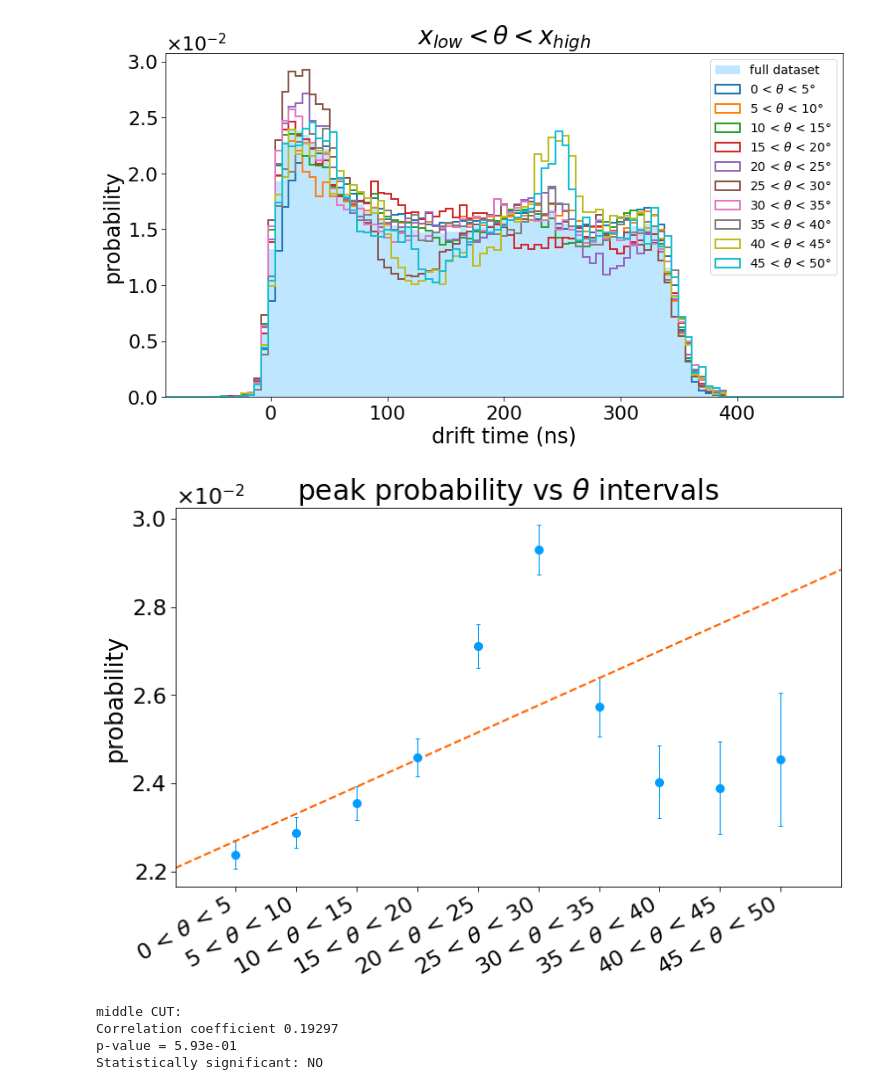
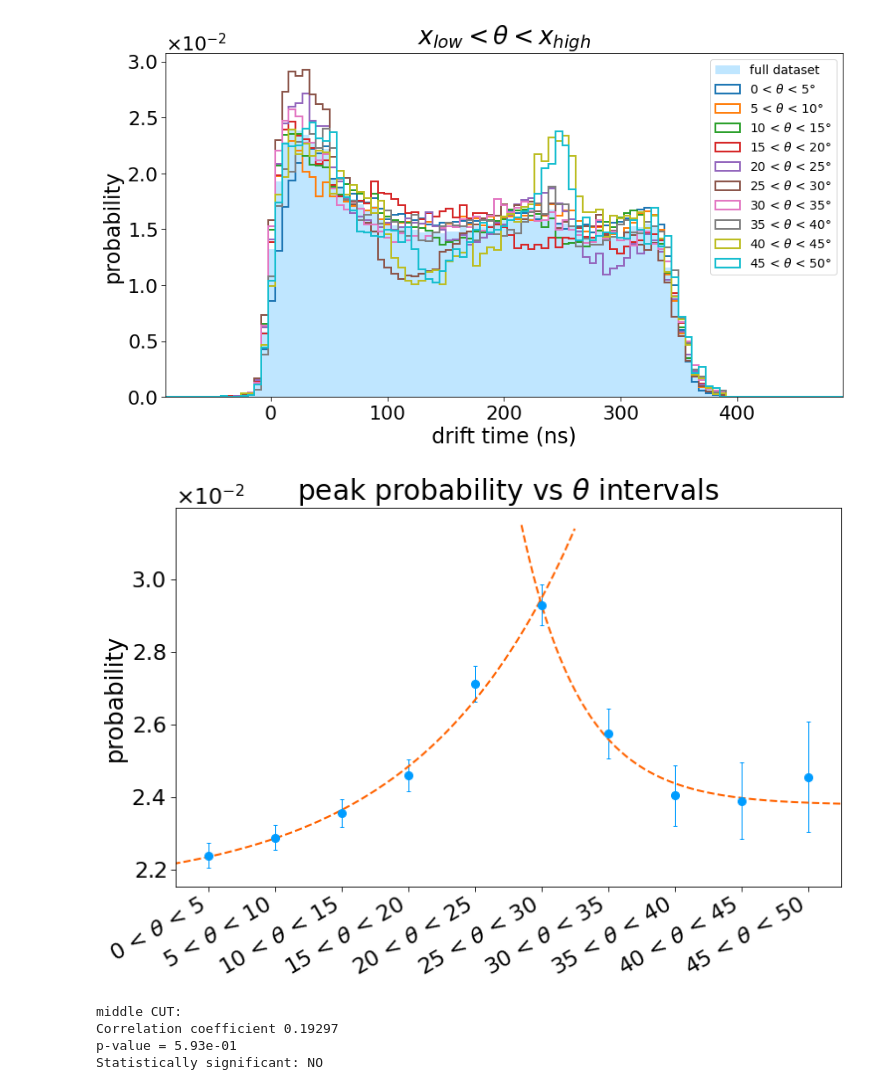
Before and after one commit to GiacomoFrn/Advanced-DQM-for-DT-detector, a Jupyter notebook: correlations/correlations_eda_54.ipynb, the cells around one changed output. Saved outputs shown, nothing was run; the diff lists cells and outputs as text; code cells hidden in the pictures.

Commit message:
correlation plots

```diff
--- a/correlations/correlations_eda_54.ipynb
+++ b/correlations/correlations_eda_54.ipynb
@@ -696,23 +697,21 @@ plt.show()
 # %% [output]
 [figure]
 # %%
-from scipy.optimize import curve_fit
+def expo(x, a, b, c):
+    return a+b*np.exp(c*x)
 
-def lin(x, A, B): return A + B*x
+def nexpo(x, a, b, c):
+    return a+b*np.exp(-c*x)
+
+
 
 thetas_low = np.arange(0,50,5)
 thetas_up = np.arange(5,55,5)
-x_theta = np.linspace(-5,50,500)
+x_theta = np.linspace(-5,27.5,500)
 
 
 xlabels = [r"%i < $\theta$ < %i"%(x1,x2) for x1, x2 in zip(thetas_low,thetas_up)]
 
-middle_par_tot, _ = curve_fit(
-    f     = lin,
-    xdata = thetas_low,
-    ydata = middle_peaks,
-    sigma = middle_peaks_err,
-    )
 
 fig, ax = plt.subplots(figsize=(12,7))
 
@@ -721,38 +720,69 @@ ax.set_ylabel("probability")
 ax.set_xticklabels(xlabels, rotation=30, ha="right")
 ax.set_xticks(thetas_low)
 
-ax.set_xlim(x_theta[0], x_theta[-1])
+ax.set_xlim(-2.5, 47.5)
 
 ax.yaxis.set_major_formatter(ScalarFormatter(useMathText=True))
 ax.ticklabel_format(axis = 'y', style = 'sci', scilimits = (0,0))
 ax.yaxis.get_offset_text().set_fontsize(22)
 ax.tick_params(axis="both", which="major", labelsize=22, length=5)
 
 ax.errorbar(
     x=thetas_low,
     y=middle_peaks,
     yerr=middle_peaks_err,
     marker     = "o",
     markersize = 8,
     color      = "#009cff",
     linestyle  = "none",
     elinewidth = 1,
     capsize    = 2
 )
 
+# fitting data
+middle_par_tot, _ = scipy.optimize.curve_fit(
+    f=expo,
+    xdata=thetas_low[:6],
+    ydata=middle_peaks[:6],
+    sigma=middle_peaks_err[:6],
+    absolute_sigma=True
+)
+
+
 ax.plot(
     x_theta,
-    lin(x_theta, *middle_par_tot),
+    expo(x_theta, *middle_par_tot),
     linestyle = "dashed",
     color =  "#ff6300",
     lw = 2,
     alpha=1,
 )
 
+# fitting data
+middle_par_tot, _ = scipy.optimize.curve_fit(
+    f=nexpo,
+    xdata=thetas_low[5:],
+    ydata=middle_peaks[5:],
+    sigma=middle_peaks_err[5:],
+    absolute_sigma=True
+)
+x_theta = np.linspace(23.5,47.5,500)
+
+ax.plot(
+    x_theta,
+    nexpo(x_theta, *middle_par_tot),
+    linestyle = "dashed",
+    color =  "#ff6300",
+    lw = 2,
+    alpha=1,
+)
+
+PLOT_NAME = "intervals_fit"
+fig.savefig(PLOT_PATH+PLOT_PREFIX+PLOT_NAME+PLOT_EXT, dpi=300)
 
 plt.show()
 # %% [output]
-[figure, old version]
+[figure, new version]
 # %%
 # -------- CORRELATION COEFFICIENTS
 # set a confidence level at 5%
```
Also changed, not shown: parts of 1 cell of this notebook, 1 other file.
